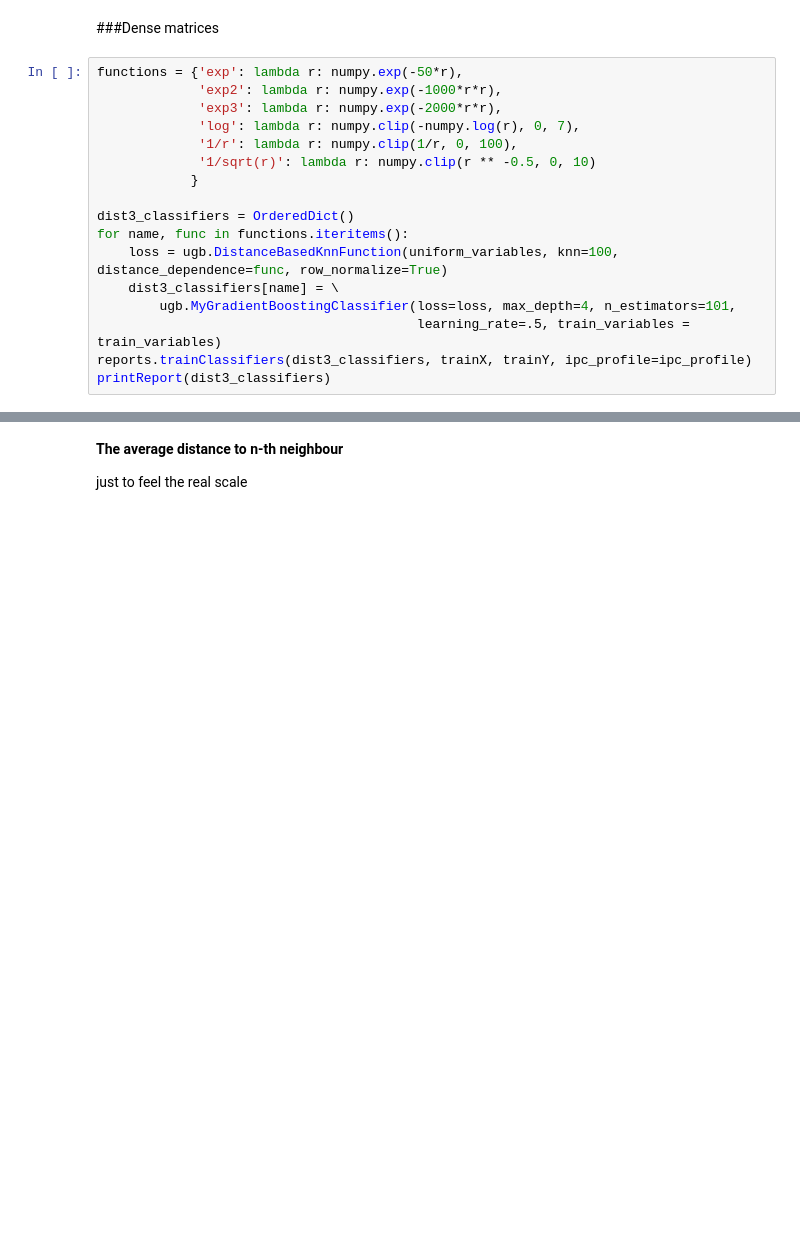
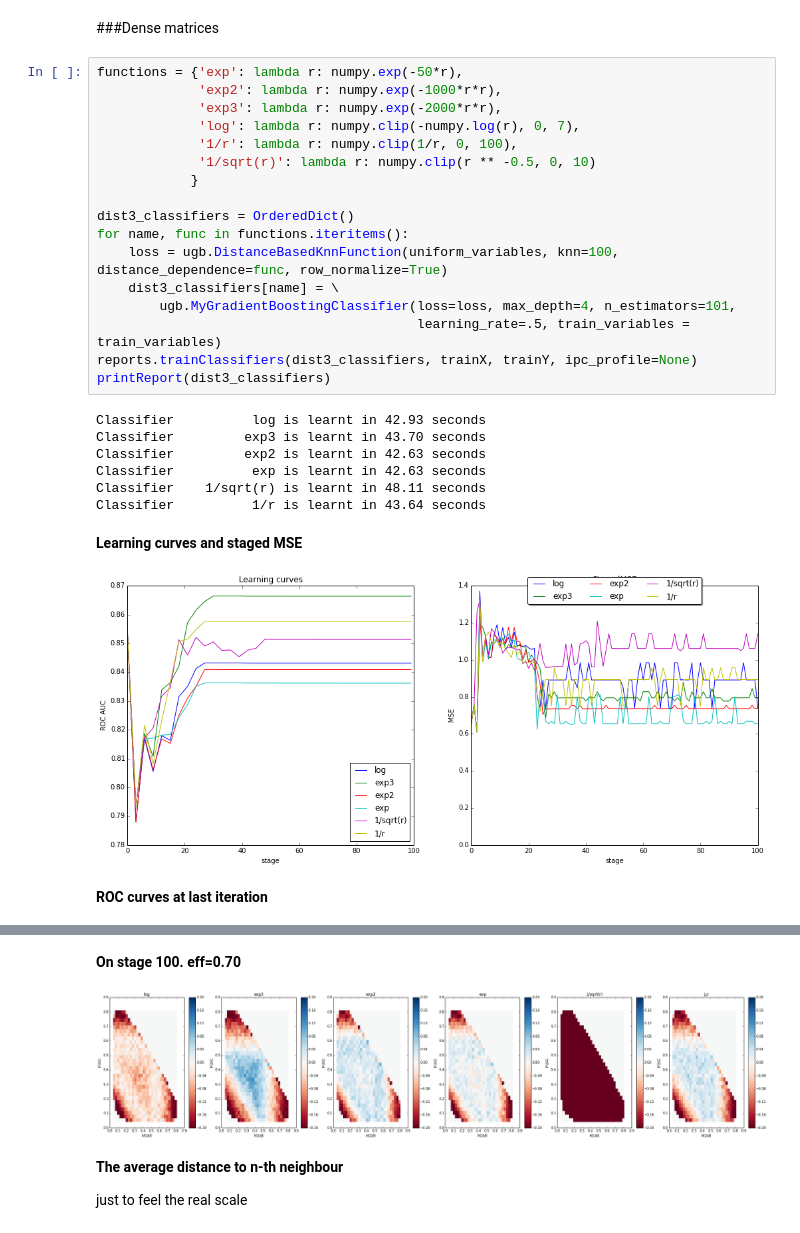
Before and after one commit to anaderi/lhcb_trigger_ml, a Jupyter notebook: IPythonWorkflow/DalitzUGBDemo.ipynb, the cells around one changed output, grey strips where cells are left out. Saved outputs shown, nothing was run; the diff lists cells and outputs as text; blank space fills up the shorter version.

```diff
--- a/IPythonWorkflow/DalitzUGBDemo.ipynb
+++ b/IPythonWorkflow/DalitzUGBDemo.ipynb
@@ -483,17 +496,27 @@ printReport(dist2_classifiers)
 # %%
 functions = {'exp': lambda r: numpy.exp(-50*r),
              'exp2': lambda r: numpy.exp(-1000*r*r),
              'exp3': lambda r: numpy.exp(-2000*r*r),
              'log': lambda r: numpy.clip(-numpy.log(r), 0, 7),
              '1/r': lambda r: numpy.clip(1/r, 0, 100),
              '1/sqrt(r)': lambda r: numpy.clip(r ** -0.5, 0, 10)
             }
 
 dist3_classifiers = OrderedDict()
 for name, func in functions.iteritems():
     loss = ugb.DistanceBasedKnnFunction(uniform_variables, knn=100, distance_dependence=func, row_normalize=True)
     dist3_classifiers[name] = \
         ugb.MyGradientBoostingClassifier(loss=loss, max_depth=4, n_estimators=101,
                                          learning_rate=.5, train_variables = train_variables)
-reports.trainClassifiers(dist3_classifiers, trainX, trainY, ipc_profile=ipc_profile)
+reports.trainClassifiers(dist3_classifiers, trainX, trainY, ipc_profile=None)
 printReport(dist3_classifiers)
+# %% [output]
+Classifier          log is learnt in 42.93 seconds
+Classifier         exp3 is learnt in 43.70 seconds
+Classifier         exp2 is learnt in 42.63 seconds
+Classifier          exp is learnt in 42.63 seconds
+Classifier    1/sqrt(r) is learnt in 48.11 seconds
+Classifier          1/r is learnt in 43.64 seconds
+Learning curves and staged MSE
+[figure, added]
+ROC curves at last iteration
@@ -500,3 +524,5 @@ printReport(dist3_classifiers)
+On stage 100. eff=0.70
+[figure, added]
 # %% [markdown]
 __The average distance to n-th neighbour__
 
```
Also changed, not shown: parts of 15 cells of this notebook, 1 other file.
